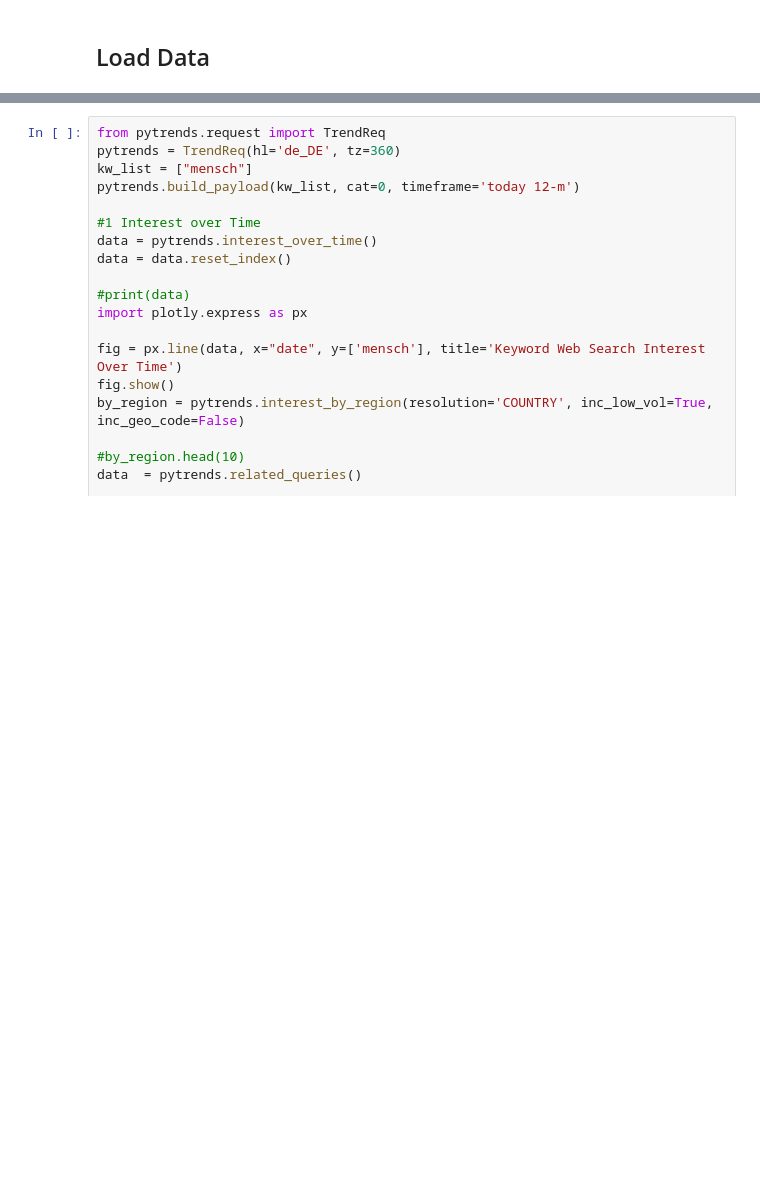
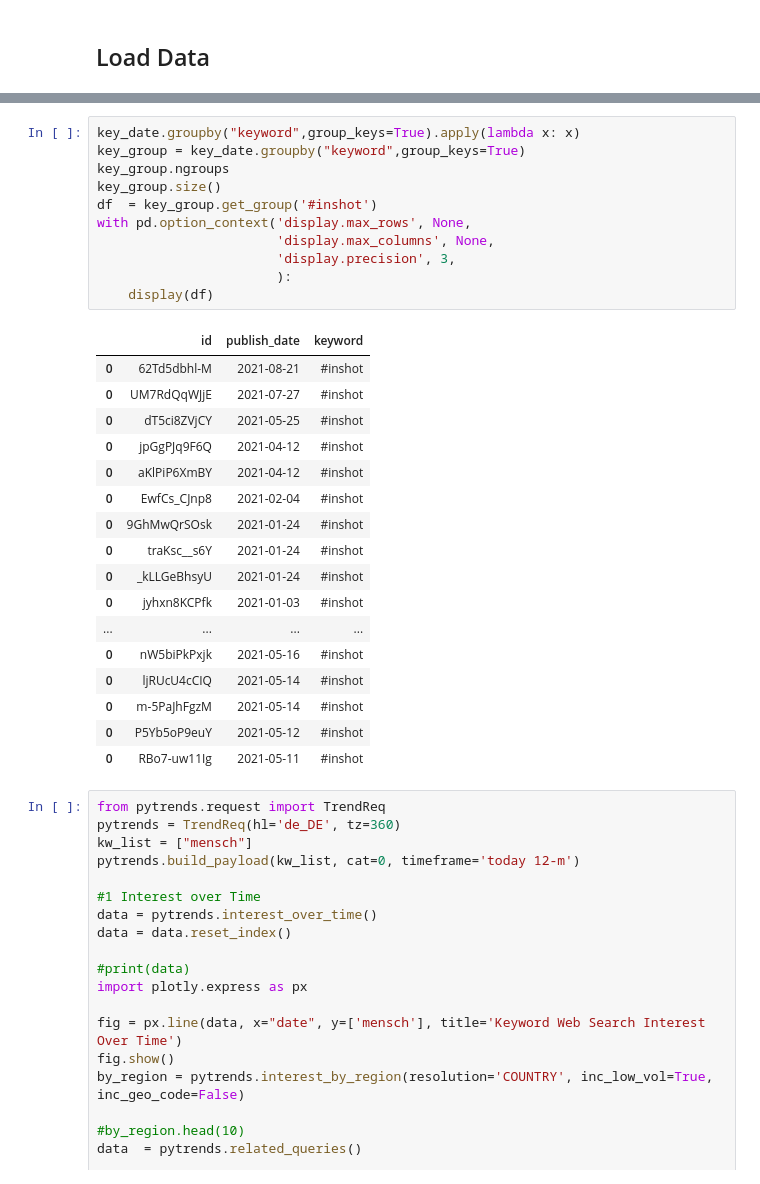
Before and after one commit to hottib/schoepferwissen, a Jupyter notebook: MetaAnalysen.ipynb, the cells around one changed output, grey strips where cells are left out. Cells and saved outputs as stored; diff of their text form; blank space fills up the shorter version.

Commit message:
add keyword suche. downloaded googletrendsSchöpferwissen.csv

```diff
--- a/MetaAnalysen.ipynb
+++ b/MetaAnalysen.ipynb
@@ -106,3 +137,32 @@ for ls in keywords:
+# %%
+key_date.groupby("keyword",group_keys=True).apply(lambda x: x)
+key_group = key_date.groupby("keyword",group_keys=True)
+key_group.ngroups
+key_group.size()
+df  = key_group.get_group('#inshot')
+with pd.option_context('display.max_rows', None,
+                       'display.max_columns', None,
+                       'display.precision', 3,
+                       ):
+    display(df)
+# %% [output]
+|  | id | publish_date | keyword |
+| 0 | 62Td5dbhl-M | 2021-08-21 | #inshot |
+| 0 | UM7RdQqWJjE | 2021-07-27 | #inshot |
+| 0 | dT5ci8ZVjCY | 2021-05-25 | #inshot |
+| 0 | jpGgPJq9F6Q | 2021-04-12 | #inshot |
+| 0 | aKlPiP6XmBY | 2021-04-12 | #inshot |
+| 0 | EwfCs_CJnp8 | 2021-02-04 | #inshot |
+| 0 | 9GhMwQrSOsk | 2021-01-24 | #inshot |
+| 0 | traKsc__s6Y | 2021-01-24 | #inshot |
+| 0 | _kLLGeBhsyU | 2021-01-24 | #inshot |
+| 0 | jyhxn8KCPfk | 2021-01-03 | #inshot |
+| ... | ... | ... | ... |
+| 0 | nW5biPkPxjk | 2021-05-16 | #inshot |
+| 0 | ljRUcU4cCIQ | 2021-05-14 | #inshot |
+| 0 | m-5PaJhFgzM | 2021-05-14 | #inshot |
+| 0 | P5Yb5oP9euY | 2021-05-12 | #inshot |
+| 0 | RBo7-uw11Ig | 2021-05-11 | #inshot |
 # %%
 from pytrends.request import TrendReq
 pytrends = TrendReq(hl='de_DE', tz=360)
```
Also changed, not shown: parts of 1 cell of this notebook.
